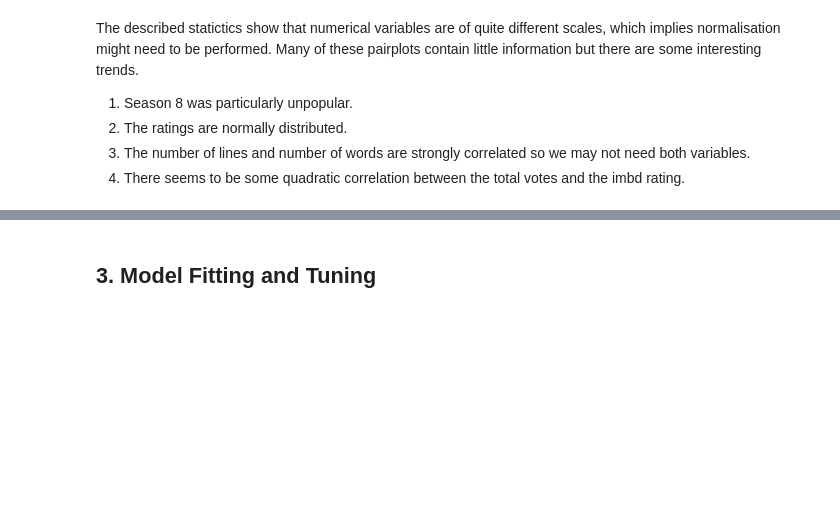
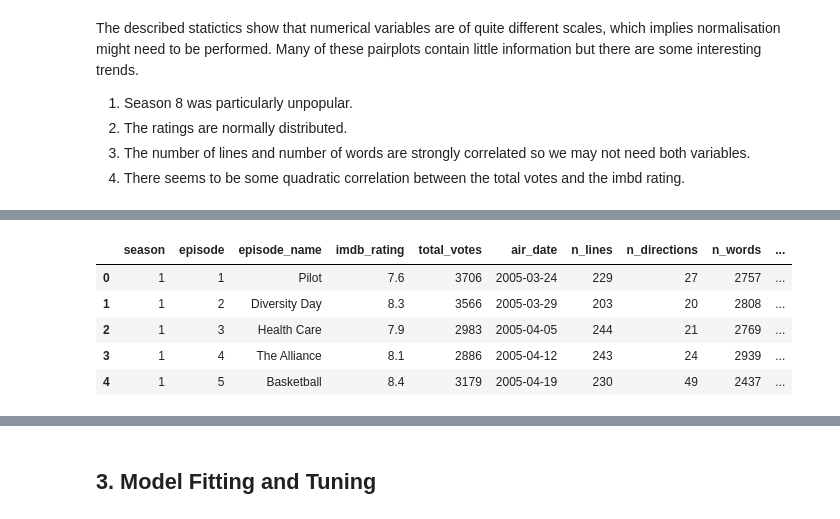
Before and after one commit to BradWangW/imdb_rate_model, a Jupyter notebook: project1.ipynb, the cells around one changed output, grey strips where cells are left out. Saved outputs shown, nothing was run; the diff lists cells and outputs as text; code cells hidden in the pictures; blank space fills up the shorter version.

```diff
--- a/project1.ipynb
+++ b/project1.ipynb
@@ -206,0 +142,87 @@ We noticed that there seemed to be a few episodes with significantly higher or l
+# %%
+'''
+   Data Formatting
+'''
+data_numeric = data.copy()
+
+#split character column by columns instead of semicolons
+for i in range(0,len(data.main_chars)):
+   data_numeric.main_chars[i] = data.main_chars[i].split(';')
+#same for writer column
+for i in range(0,len(data.writer)):
+   data_numeric.writer[i] = data.writer[i].split(';')
+#Director
+for i in range(0,len(data.director)):
+   data_numeric.director[i] = data.director[i].split(';')
+
+#turn season data into a string for future use
+data_numeric.season = data_numeric.season.astype(str)
+
+#One hot encoding  all of the categorical columns
+#Import function for multi variable one hot encoder
+from sklearn.preprocessing import MultiLabelBinarizer
+mlb = MultiLabelBinarizer()
+
+#Directors
+encoded_directors = pd.DataFrame(mlb.fit_transform(data_numeric['director']), columns= mlb.classes_)
+
+#Writer
+encoded_writers = pd.DataFrame(mlb.fit_transform(data_numeric['writer']), columns= mlb.classes_)
+
+#Seasons as although they are an integer we dont want them to behave like an integer
+encoded_seasons = pd.DataFrame(mlb.fit_transform(data_numeric['season']), columns= mlb.classes_)
+
+#One hot encoding the main characters
+encoded_characters = pd.DataFrame(mlb.fit_transform(data_numeric["main_chars"]), columns= mlb.classes_)
+
+
+#Removing all duplicate typos of Names
+pd.set_option('display.max_rows', None)
+def remove_typos(data, correct, typo):
+    removed = np.zeros(shape = (186))
+    data[correct] = encoded_directors[correct] + data[typo]
+    data[typo] = removed
+    return data.drop(typo, axis = 1)
+
+encoded_directors = remove_typos(encoded_directors,'Greg Daniels', 'Greg Daneils')
+encoded_directors = remove_typos(encoded_directors,'Charles McDougal', 'Charles McDougall')
+
+
+# Add suffix
+encoded_directors = encoded_directors.add_suffix(' dir')
+encoded_writers = encoded_writers.add_suffix(' wri')
+encoded_characters = encoded_characters.add_suffix(' char')
+
+
+# Merge the less frequent directors
+# Filter out those directors
+other_directors = encoded_directors.columns[encoded_directors.sum() < 5]
+
+# Sum to a new column 'Other directors'
+encoded_directors['Other directors'] = encoded_directors[other_directors].sum(axis=1)
+
+# Drop those directors
+encoded_directors = encoded_directors.drop(other_directors, axis=1)
+
+
+# Merge the less frequent writers
+# Filter out those writers
+other_writers = encoded_writers.columns[encoded_writers.sum() < 5]
+
+# Sum to a new column 'Other writers'
+encoded_writers['Other writers'] = encoded_writers[other_writers].sum(axis=1)
+
+# Drop those writers
+encoded_writers = encoded_writers.drop(other_writers, axis=1)
+
+
+#Joining the One hot encoded columns with the original data frame
+data_numeric = data_numeric.join([encoded_characters])
+data_numeric = data_numeric.drop(['director', 'main_chars', 'writer'], axis=1)
+
+data_numeric = data_numeric.join(encoded_writers)
+data_numeric = data_numeric.join(encoded_directors)
+
+pd.set_option('display.max_columns', None)
+data_numeric.head()
+# %% [output]
@@ -207,3 +241,9 @@ We noticed that there seemed to be a few episodes with significantly higher or l
+|  | season | episode | episode_name | imdb_rating | total_votes | air_date | n_lines | n_directions | n_words | ... |
+| 0 | 1 | 1 | Pilot | 7.6 | 3706 | 2005-03-24 | 229 | 27 | 2757 | ... |
+| 1 | 1 | 2 | Diversity Day | 8.3 | 3566 | 2005-03-29 | 203 | 20 | 2808 | ... |
+| 2 | 1 | 3 | Health Care | 7.9 | 2983 | 2005-04-05 | 244 | 21 | 2769 | ... |
+| 3 | 1 | 4 | The Alliance | 8.1 | 2886 | 2005-04-12 | 243 | 24 | 2939 | ... |
+| 4 | 1 | 5 | Basketball | 8.4 | 3179 | 2005-04-19 | 230 | 49 | 2437 | ... |
 # %%
 #Outlier removal
 #Plotting a box plot of ratings to view any outlier values
```
Also changed, not shown: parts of 33 cells of this notebook, 1 other file.
